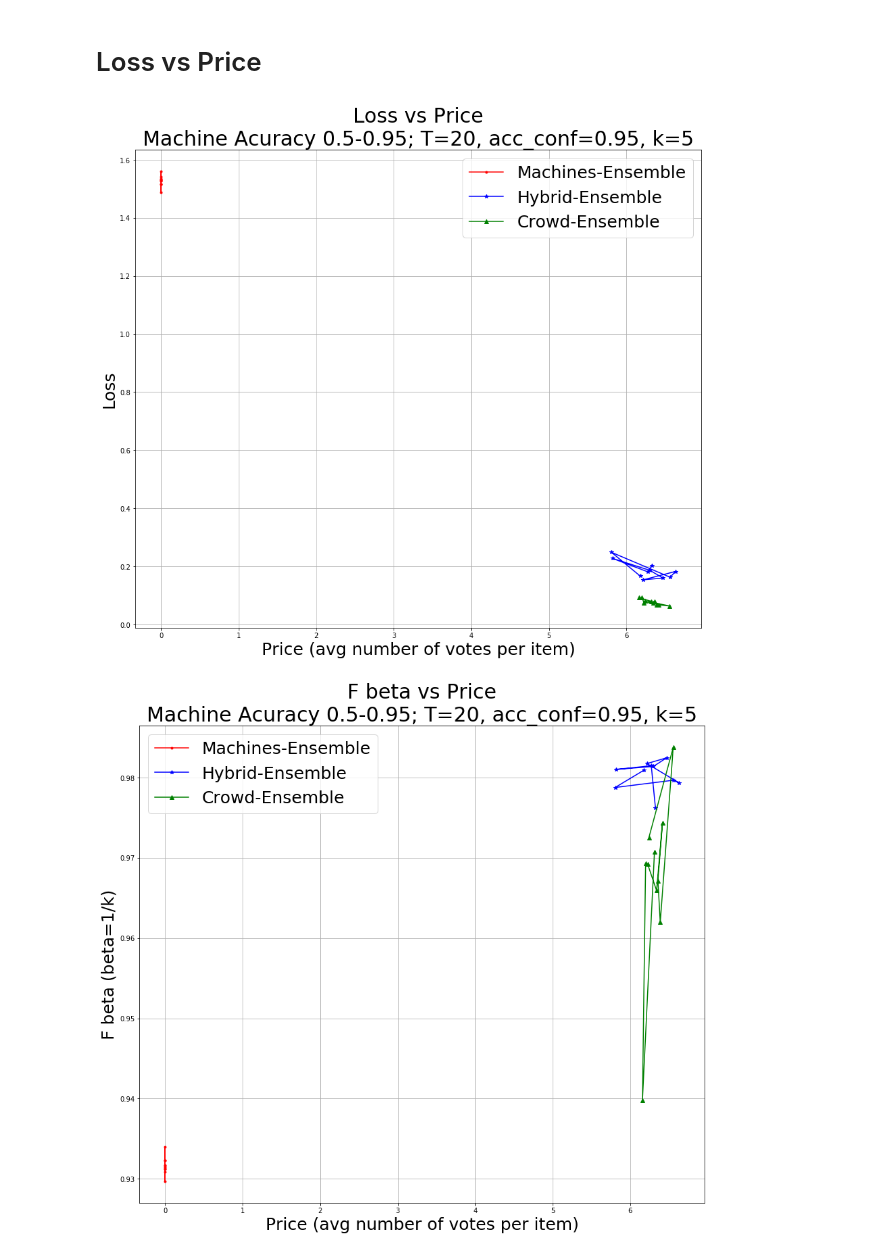
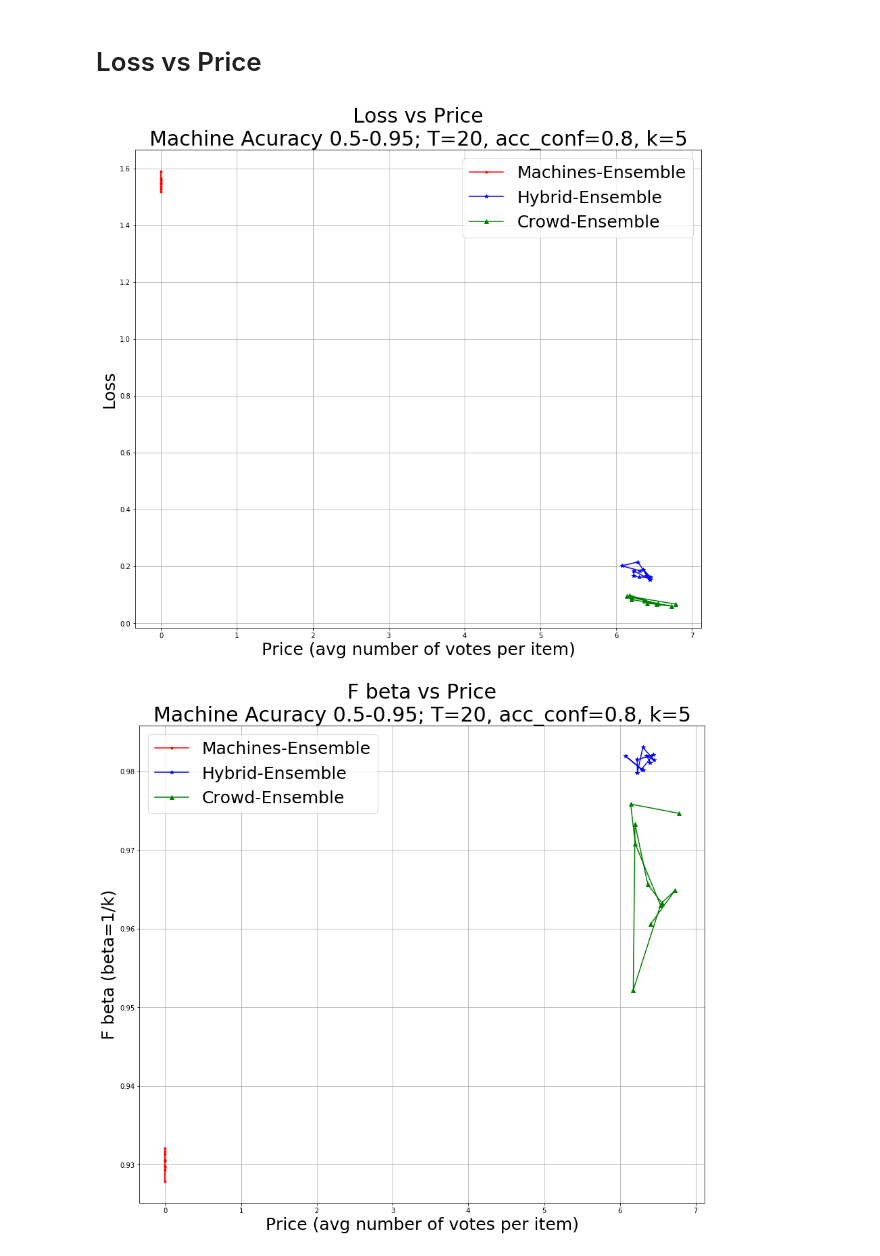
Before and after one commit to bahareharandizade/crowd-machine-collaboration-for-item-screening, a Jupyter notebook: visualisation_scripts/charts.ipynb, the cells around one changed output. Drawn from its saved outputs; the diff is of its cells as text; code cells hidden in the pictures.

Commit message:
fix/ charts

```diff
--- a/visualisation_scripts/charts.ipynb
+++ b/visualisation_scripts/charts.ipynb
@@ -550,9 +539,12 @@ plt.grid()
 # %% [markdown]
 # Loss vs Price
 # %%
-data = pd.read_csv('../output/data/fig5_acc05_095_1000items_conf95.csv')
+data = pd.read_csv('../output/data/fig4_acc05_095_1000items_conf08.csv')
 # data2 = pd.read_csv('../output/data/hybrid_ensemble_acc03_07_1000items.csv')
 # data3 = pd.read_csv('../output/data/hybrid_ensemble_acc04_08_1000items.csv')
+T=20
+acc_conf=0.80
+k=5
 
 fig, ax = plt.subplots(figsize=(15,13))
 colors = ['red', 'blue', 'green']
@@ -592,33 +584,33 @@ def plot_alg(data, alg, marker):
 
 for alg, marker in zip(algos, markers):
     plot_alg(data, alg, marker)
-plt.title('Loss vs Price\nMachine Acuracy 0.5-0.95; T=20, acc_conf=0.95, k=5', size=30)
+plt.title('Loss vs Price\nMachine Acuracy 0.5-0.95; T={}, acc_conf={}, k={}'.format(T, acc_conf, k), size=30)
 plt.xlabel('Price (avg number of votes per item)', size=25)
 plt.ylabel('Loss', size=25)
 plt.legend(fontsize = 25)
 plt.grid()
 # %% [output]
-[figure, old version]
+[figure, new version]
 # %%
 fig, ax = plt.subplots(figsize=(15,13))
 colors = ['red', 'blue', 'green']
 algos = ['Machines-Ensemble', 'Hybrid-Ensemble', 'Crowd-Ensemble']
 ax.set_color_cycle(colors)
 
 markers = ['.', '*', '^']
 def plot_alg(data, alg, marker):
     y = data.loc[(data['alg'] == alg)]['f_beta'].values
     x = data.loc[(data['alg'] == alg)]['price_mean'].values
     plt.plot(x, y, label=alg, marker=marker)
 
 for alg, marker in zip(algos, markers):
     plot_alg(data, alg, marker)
-plt.title('F beta vs Price\nMachine Acuracy 0.5-0.95; T=20, acc_conf=0.95, k=5', size=30)
+plt.title('F beta vs Price\nMachine Acuracy 0.5-0.95; T={}, acc_conf={}, k={}'.format(T, acc_conf, k), size=30)
 plt.xlabel('Price (avg number of votes per item)', size=25)
 plt.ylabel('F beta (beta=1/k)', size=25)
 plt.legend(fontsize = 25)
 plt.grid()
 # %% [output]
-[figure, old version]
+[figure, new version]
 # %%
 (6.39 - 5.92)/6.39
```
Also changed, not shown: parts of 7 cells of this notebook, 10 other files.
